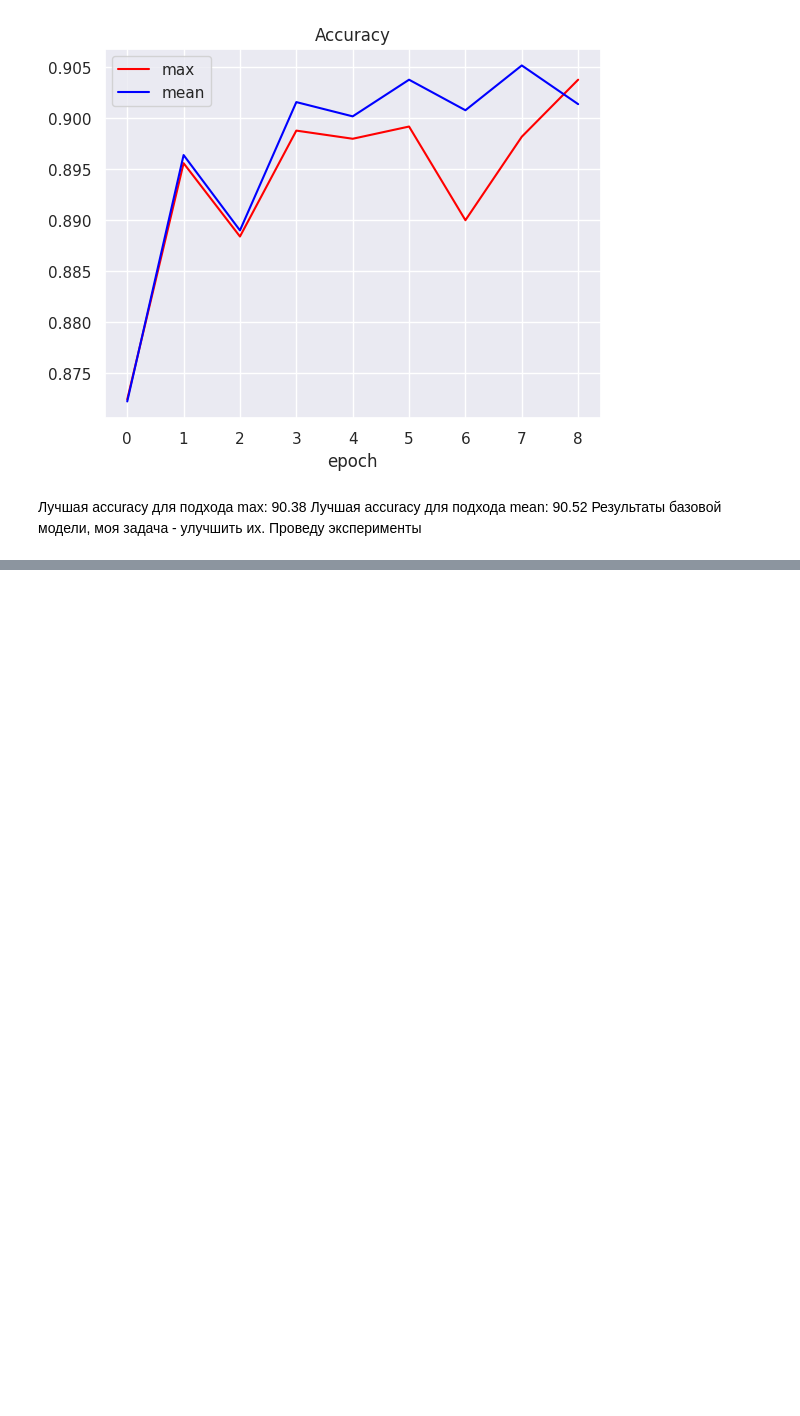
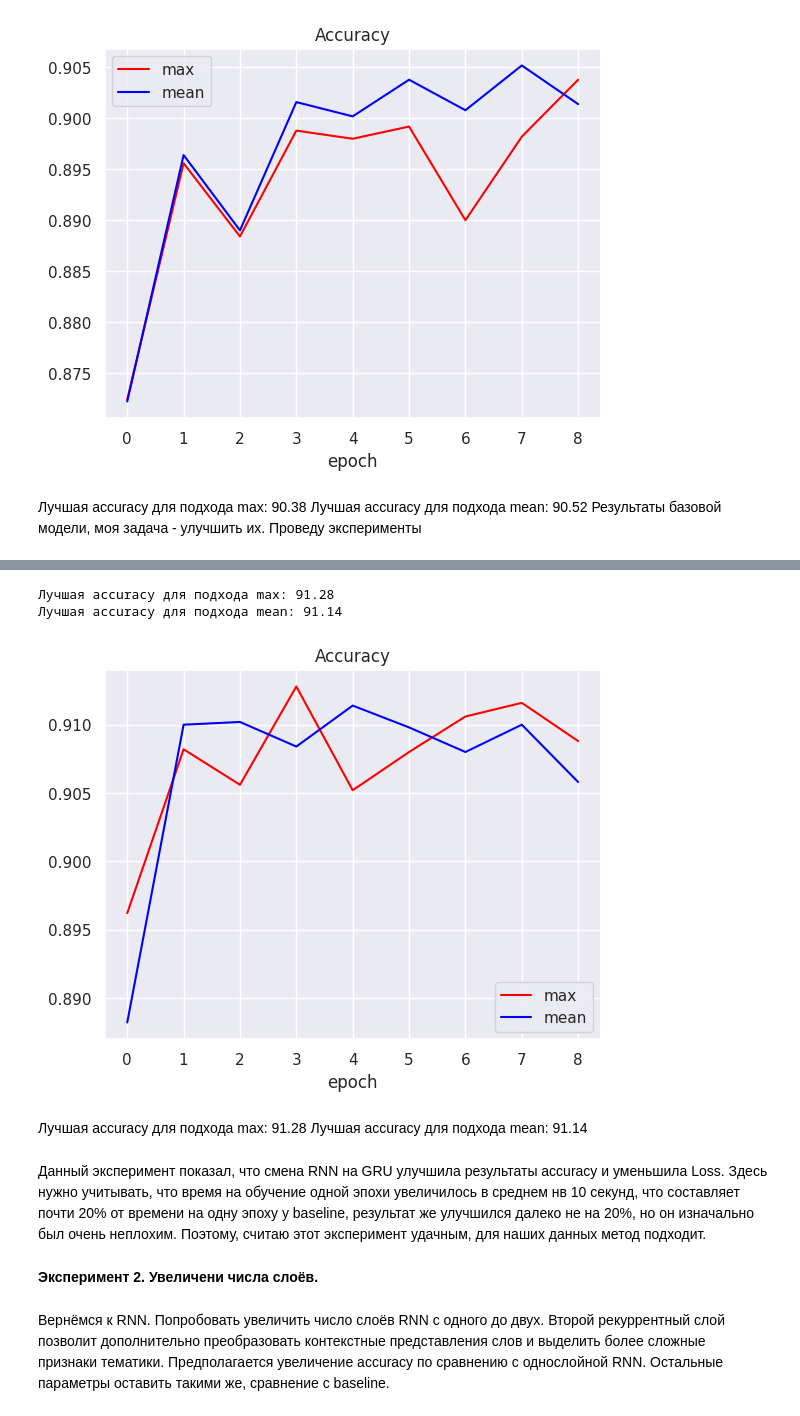
Before and after one commit to Mirphon/uspeh, a Jupyter notebook: week_02_RNN/Homework/hw_2_text_classification.ipynb, the cells around one changed output, grey strips where cells are left out. Drawn from its saved outputs; the diff is of its cells as text; code cells hidden in the pictures; blank space fills up the shorter version.

```diff
--- a/week_02_RNN/Homework/hw_2_text_classification.ipynb
+++ b/week_02_RNN/Homework/hw_2_text_classification.ipynb
@@ -331,0 +427,23 @@ plt.show()
+# %%
+for (name, values), color in zip(losses_type.items(), ['red', 'blue']):
+    plt.plot(np.arange(len(acc_type[name][1:])), acc_type[name][1:], color=color, label=name)
+    print(f"Лучшая accuracy для подхода {name}: {(max(acc_type[name]) * 100):.2f}")
+
+plt.title('Accuracy')
+plt.xlabel("epoch")
+plt.legend()
+plt.show()
+# %% [output]
+Лучшая accuracy для подхода max: 91.28
+Лучшая accuracy для подхода mean: 91.14
+[figure, added]
+# %% [markdown]
+Лучшая accuracy для подхода max: 91.28
+Лучшая accuracy для подхода mean: 91.14
+# %% [markdown]
+Данный эксперимент показал, что смена RNN на GRU улучшила результаты accuracy и уменьшила Loss. Здесь нужно учитывать, что время на обучение одной эпохи увеличилось в среднем нв 10 секунд, что составляет почти 20% от времени на одну эпоху у baseline, результат же улучшился далеко не на 20%, но он изначально был очень неплохим. Поэтому, считаю этот эксперимент удачным, для наших данных метод подходит.
+# %% [markdown]
+**Эксперимент 2. Увеличени числа слоёв.**
+# %% [markdown]
+Вернёмся к RNN.
+Попробовать увеличить число слоёв RNN с одного до двух. Второй рекуррентный слой позволит дополнительно преобразовать контекстные представления слов и выделить более сложные признаки тематики. Предполагается увеличение accuracy по сравнению с однослойной RNN. Остальные параметры оставить такими же, сравнение с baseline.
```
Also changed, not shown: parts of 7 cells of this notebook.
